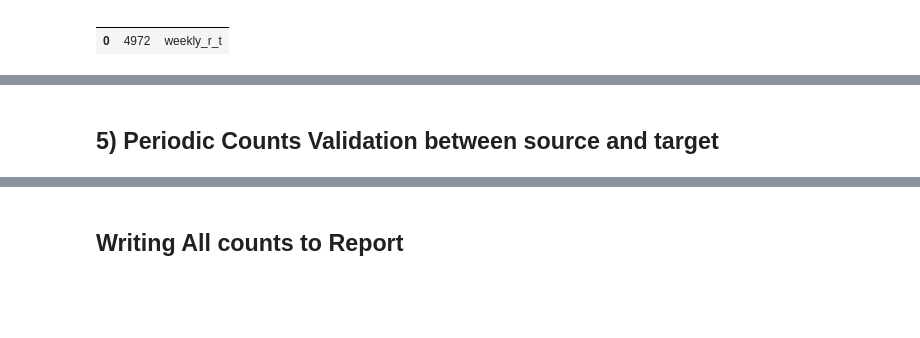
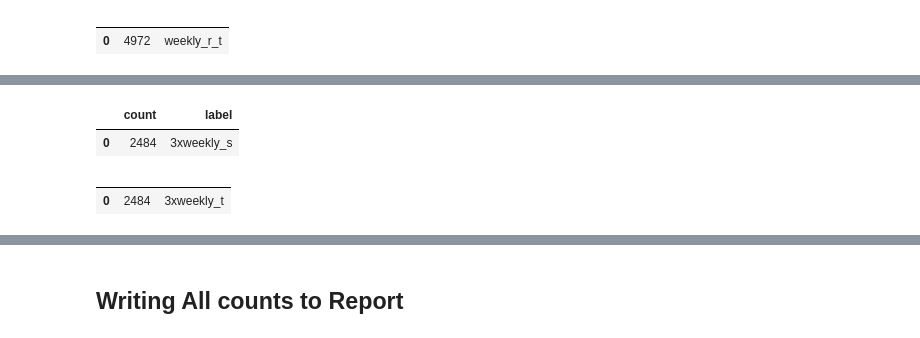
Before and after one commit to Abdus-4584/Abdus-4584, a Jupyter notebook: TM_Store_Walk_In.ipynb, the cells around one changed output, grey strips where cells are left out. Drawn from its saved outputs; the diff is of its cells as text; code cells hidden in the pictures; blank space fills up the shorter version.

```diff
--- a/TM_Store_Walk_In.ipynb
+++ b/TM_Store_Walk_In.ipynb
@@ -1452,9 +1381,11 @@ task_description as task_description_2,
 from task
 where task_type='Rotation'
 and task_classification like 'Weekly'
-and task_date='2023-09-04'
+and task_date= @weekly_rtn_src_task_date
 and task_status='To Do'
-        """)
+        """, params={'weekly_rtn_src_task_date': weekly_rtn_src_task_date},
+       param_types={'weekly_rtn_src_task_date': spanner.param_types.DATE}
+                                 )
 
 
     # Stream in rows
@@ -1510,12 +1441,14 @@ from
 from task
 where task_type<>'Green Rack'
 and task_classification  like 'Weekly'
-and task_date='2023-09-05'
+and task_date= @weekly_rtn_tgt_task_date
 and task_type='Rotation'
 group by division_number, store_number, task_type, task_classification,department_name, task_date, task_status,task_description
 )
 
-    """)
+        """, params={'weekly_rtn_tgt_task_date': weekly_rtn_tgt_task_date},
+       param_types={'weekly_rtn_tgt_task_date': spanner.param_types.DATE}
+                                 )
 
 
     # Stream in rows
@@ -1620,8 +1515,10 @@ Number of columns: 4
 with database_2.snapshot() as snapshot:
     result = snapshot.execute_sql("""
 select distinct concat(division_number,store_number) AS div_str_id,
-from task where task_date='2023-08-29'
-        """)
+from task where task_date= @weekly3_src_task_date
+        """, params={'weekly3_src_task_date': weekly3_src_task_date},
+       param_types={'weekly3_src_task_date': spanner.param_types.DATE}
+                                 )
 
 
     # Stream in rows
@@ -1720,2 +1534,60 @@ result_3w_t_c_df.head()
-# %% [markdown]
-## 5) Periodic Counts Validation between source and target ##
+# %%
+# Joining the DataFrames using the specified conditions
+result_3w_s_c_df = pd.merge(result_3w_s1_c_df, result_3w_s2_c_df,left_on=['div_str_id'], right_on=['div_str_id'], how='inner')
+
+# Select the desired columns in the result_df DataFrame
+result_3w_s_c_df = result_3w_s_c_df[['div_str_id', 'task_type_name', 'task_classification', 'sub_dpmt_name']]
+
+# Rename the columns in the result_df DataFrame
+result_3w_s_c_df = result_3w_s_c_df.rename(columns={
+    'div_str_id': 'div_str_id_s',
+    'task_type_name': 'task_type_name',
+    'task_classification': 'task_classification_s',
+    'sub_dpmt_name': 'sub_dpmt_name'
+})
+
+# Group by 'div_str_id_s' and count the occurrences
+result_3w_c_count_df = result_3w_s_c_df.groupby('div_str_id_s').size().reset_index(name='count')
+
+# Calculate the sum of 'count'
+total_count3 = result_3w_c_count_df['count'].sum()
+
+# Create a DataFrame with 'count' and 'weekly_s' columns
+result_label3_df = pd.DataFrame({'count': [total_count3], 'label': ['3xweekly_s']})
+
+result_label3_df.head()
+# %% [output]
+|  | count | label |
+| 0 | 2484 | 3xweekly_s |
+# %%
+#Target data
+with database_2.snapshot() as snapshot:
+    result = snapshot.execute_sql("""
+select sum(count1),'3xweekly_t' from (
+select count(*) as count1 , concat(division_number,store_number) AS div_str_id,
+task_type, task_classification, department_name
+from task
+where task_type<>'Green Rack'
+and task_classification  like '3x Weekly'
+and task_date= @weekly3_tgt_task_date
+group by division_number, store_number, task_type, task_classification,department_name
+)
+        """, params={'weekly3_tgt_task_date': weekly3_tgt_task_date},
+       param_types={'weekly3_tgt_task_date': spanner.param_types.DATE}
+                                 )
+
+
+    # Stream in rows
+    rows = list()
+    for row in result:
+        rows.append(row)
+
+    # Get column names
+    cols = [x.name for x in result.fields]
+
+    # Convert to pandas dataframe
+    result_3w_t_c_df = pd.DataFrame(rows, columns = cols)
+result_3w_t_c_df.head()
+# %% [output]
+|  |  |  |
+| 0 | 2484 | 3xweekly_t |
```
Also changed, not shown: parts of 47 cells of this notebook.
